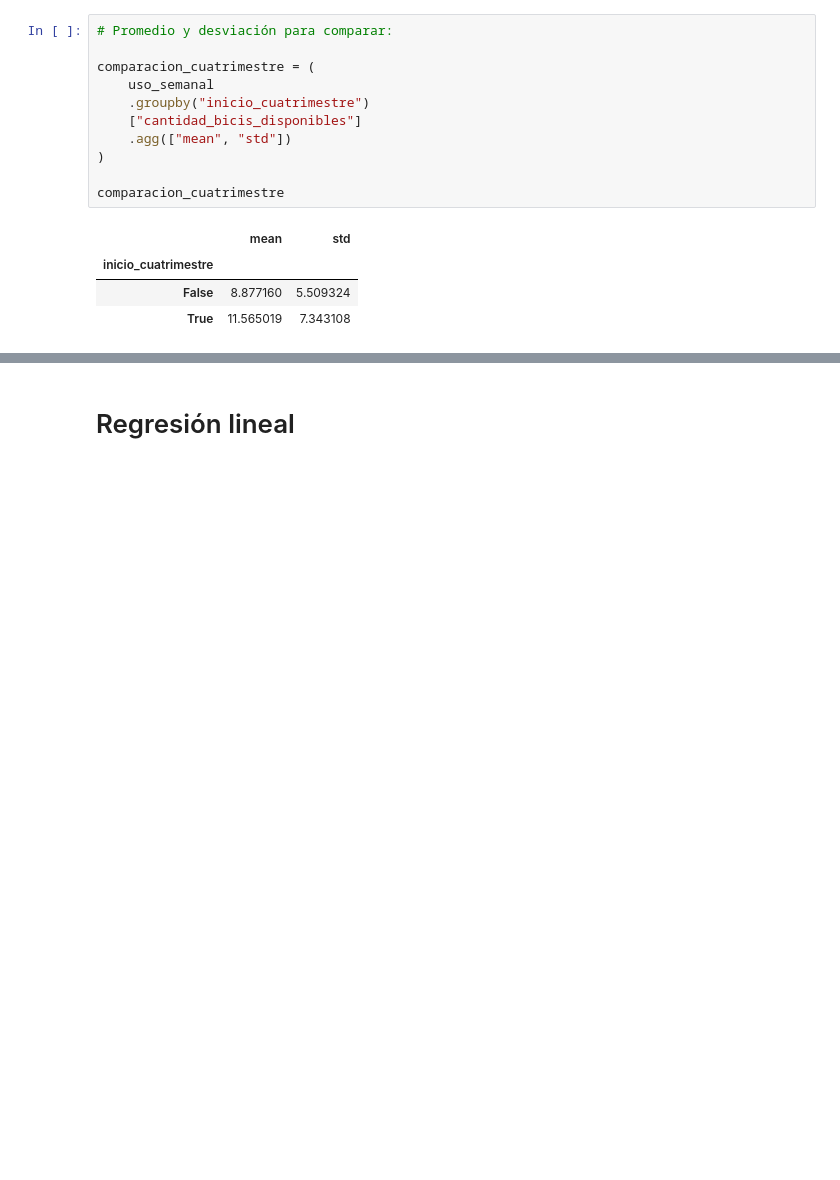
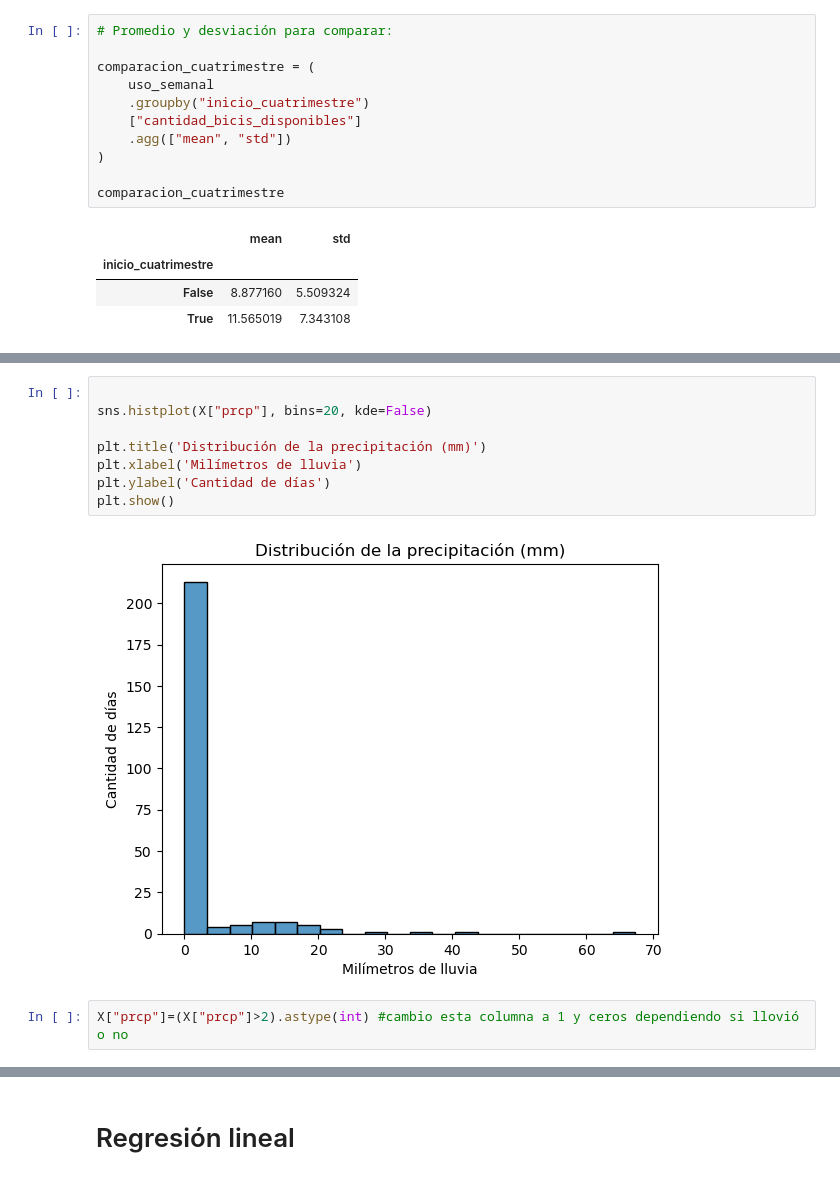
Before and after one commit to davidpalacio1/TP-1-LDD, a Jupyter notebook: TP_bicis.ipynb, the cells around one changed output, grey strips where cells are left out. Drawn from its saved outputs; the diff is of its cells as text; blank space fills up the shorter version.

```diff
--- a/TP_bicis.ipynb
+++ b/TP_bicis.ipynb
@@ -1000,0 +1169,12 @@ Length: 41, dtype: UInt32' has dtype incompatible with float64, please explicitl
+# %%
+
+sns.histplot(X["prcp"], bins=20, kde=False)
+
+plt.title('Distribución de la precipitación (mm)')
+plt.xlabel('Milímetros de lluvia')
+plt.ylabel('Cantidad de días')
+plt.show()
+# %% [output]
+[figure, added]
+# %%
+X["prcp"]=(X["prcp"]>2).astype(int) #cambio esta columna a 1 y ceros dependiendo si llovió o no
```
Also changed, not shown: parts of 83 cells of this notebook.
